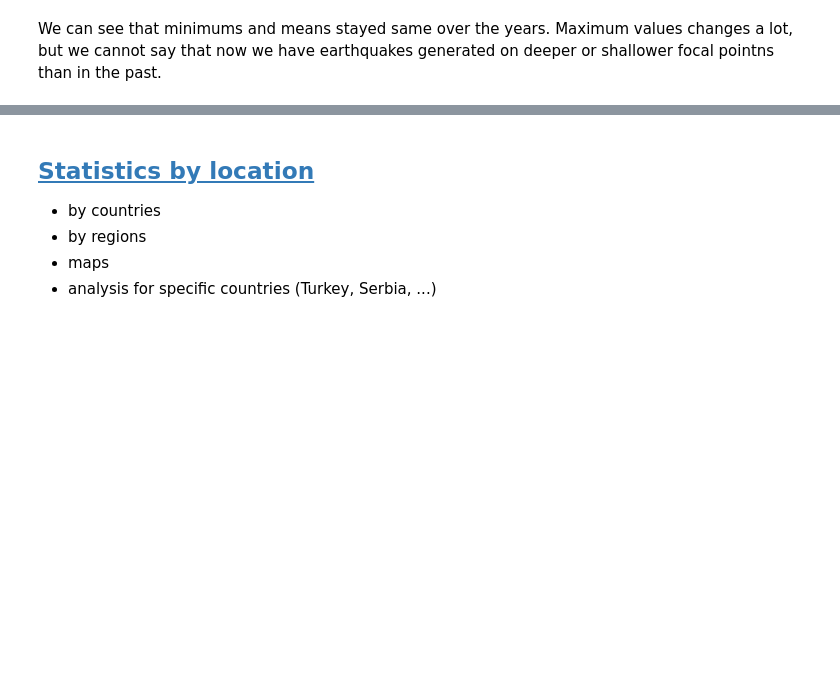
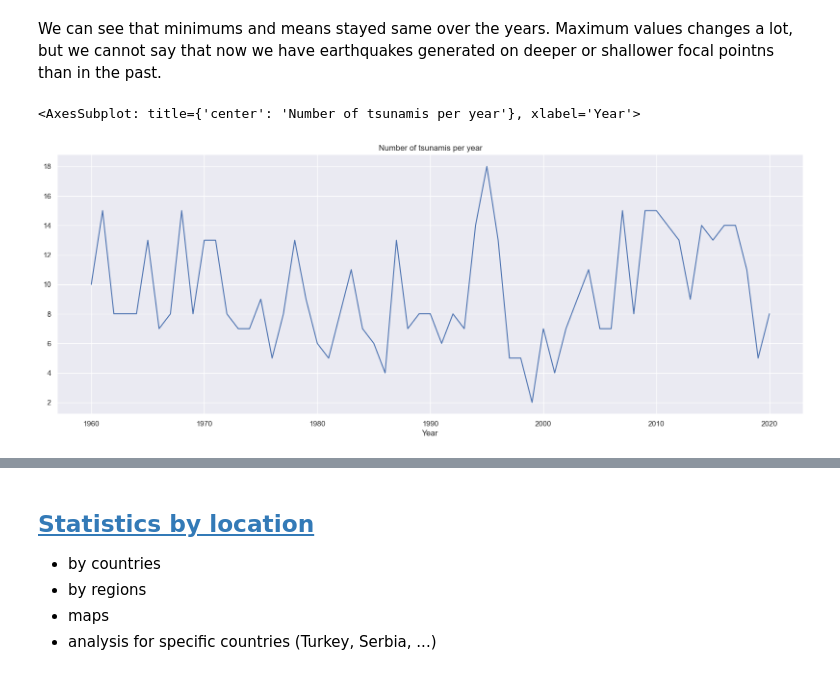
Before and after one commit to DejanGjer/Earthquakes-EDA, a Jupyter notebook: project.ipynb, the cells around one changed output, grey strips where cells are left out. Saved outputs shown, nothing was run; the diff lists cells and outputs as text; code cells hidden in the pictures; blank space fills up the shorter version.

```diff
--- a/project.ipynb
+++ b/project.ipynb
@@ -1161,3 +1163,12 @@ sns.lineplot(x=min_focal_depth.index, y=min_focal_depth.values, label="Min focal
 [figure]
 # %% [markdown]
 We can see that minimums and means stayed same over the years. Maximum values changes a lot, but we cannot say that now we have earthquakes generated on deeper or shallower focal pointns than in the past.
+# %%
+# Number of tsunamis per year
+tsunamis_per_year = data[data["Flag Tsunami"]].groupby(data["Year"]).size()
+plt.figure(figsize=(20, 7))
+plt.title("Number of tsunamis per year")
+sns.lineplot(x=tsunamis_per_year.index, y=tsunamis_per_year.values)
+# %% [output]
+<AxesSubplot: title={'center': 'Number of tsunamis per year'}, xlabel='Year'>
+[figure, added]
```
Also changed, not shown: parts of 9 cells of this notebook, 1 other file.
